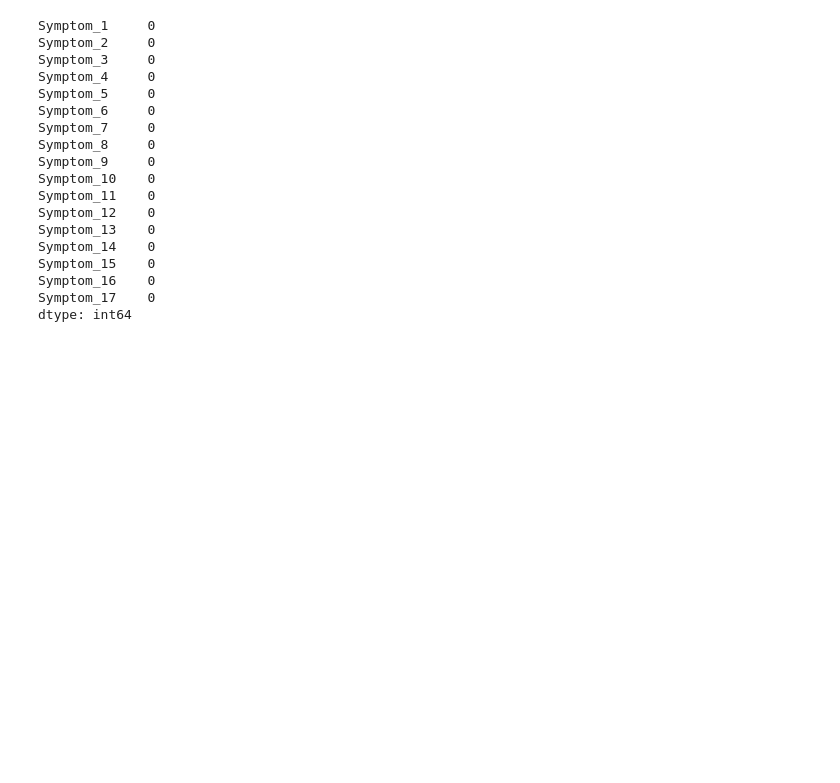
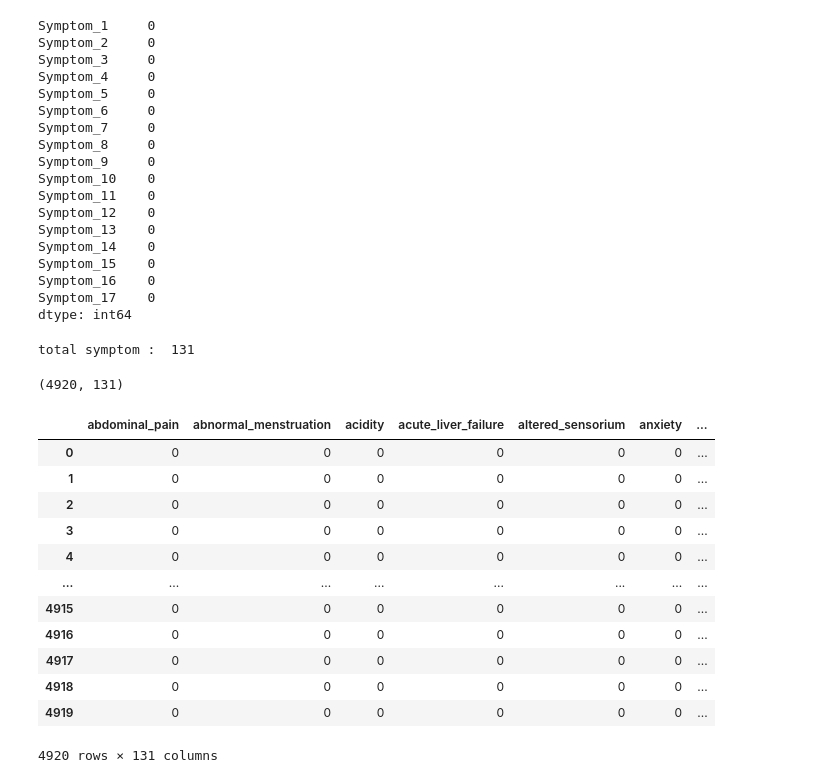
Before and after one commit to ayushpalse01012023-byte/Disease-Prediction-Assistant, a Jupyter notebook: Training/model.ipynb, the cells around one changed output. Saved outputs shown, nothing was run; the diff lists cells and outputs as text; code cells hidden in the pictures; blank space fills up the shorter version.

Commit message:
encoded the categorical columns

```diff
--- a/Training/model.ipynb
+++ b/Training/model.ipynb
@@ -244,3 +244,41 @@ Symptom_15    0
 Symptom_16    0
 Symptom_17    0
 dtype: int64
+# %%
+all_symptoms = sorted(
+    symptom
+    for symptom in pd.unique(df.iloc[:, 1:].values.ravel())
+    if symptom != "No_symptom"
+
+)
+print("total symptom : " ,len(all_symptoms))
+# %% [output]
+total symptom :  131
+# %%
+#Multi - Hot Encoding
+X = pd.DataFrame(0, index=df.index, columns=all_symptoms)
+# %%
+X.shape
+# %% [output]
+(4920, 131)
+# %%
+for index, row in df.iterrows():
+    for symptom in row[1:]:
+        if symptom != "No_symptom":
+            X.at[index, symptom]= 1
+# %%
+X
+# %% [output]
+|  | abdominal_pain | abnormal_menstruation | acidity | acute_liver_failure | altered_sensorium | anxiety | ... |
+| 0 | 0 | 0 | 0 | 0 | 0 | 0 | ... |
+| 1 | 0 | 0 | 0 | 0 | 0 | 0 | ... |
+| 2 | 0 | 0 | 0 | 0 | 0 | 0 | ... |
+| 3 | 0 | 0 | 0 | 0 | 0 | 0 | ... |
+| 4 | 0 | 0 | 0 | 0 | 0 | 0 | ... |
+| ... | ... | ... | ... | ... | ... | ... | ... |
+| 4915 | 0 | 0 | 0 | 0 | 0 | 0 | ... |
+| 4916 | 0 | 0 | 0 | 0 | 0 | 0 | ... |
+| 4917 | 0 | 0 | 0 | 0 | 0 | 0 | ... |
+| 4918 | 0 | 0 | 0 | 0 | 0 | 0 | ... |
+| 4919 | 0 | 0 | 0 | 0 | 0 | 0 | ... |
+4920 rows × 131 columns
```
Also changed, not shown: parts of 2 cells of this notebook.
